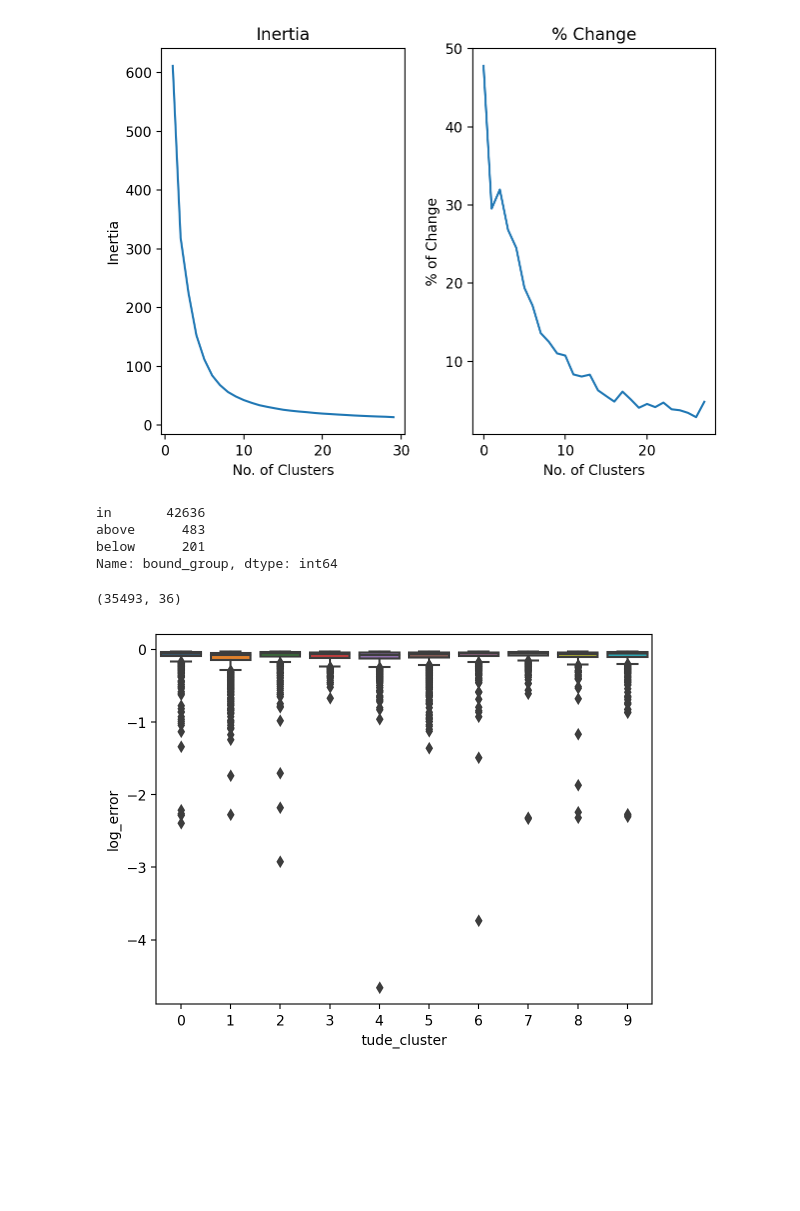
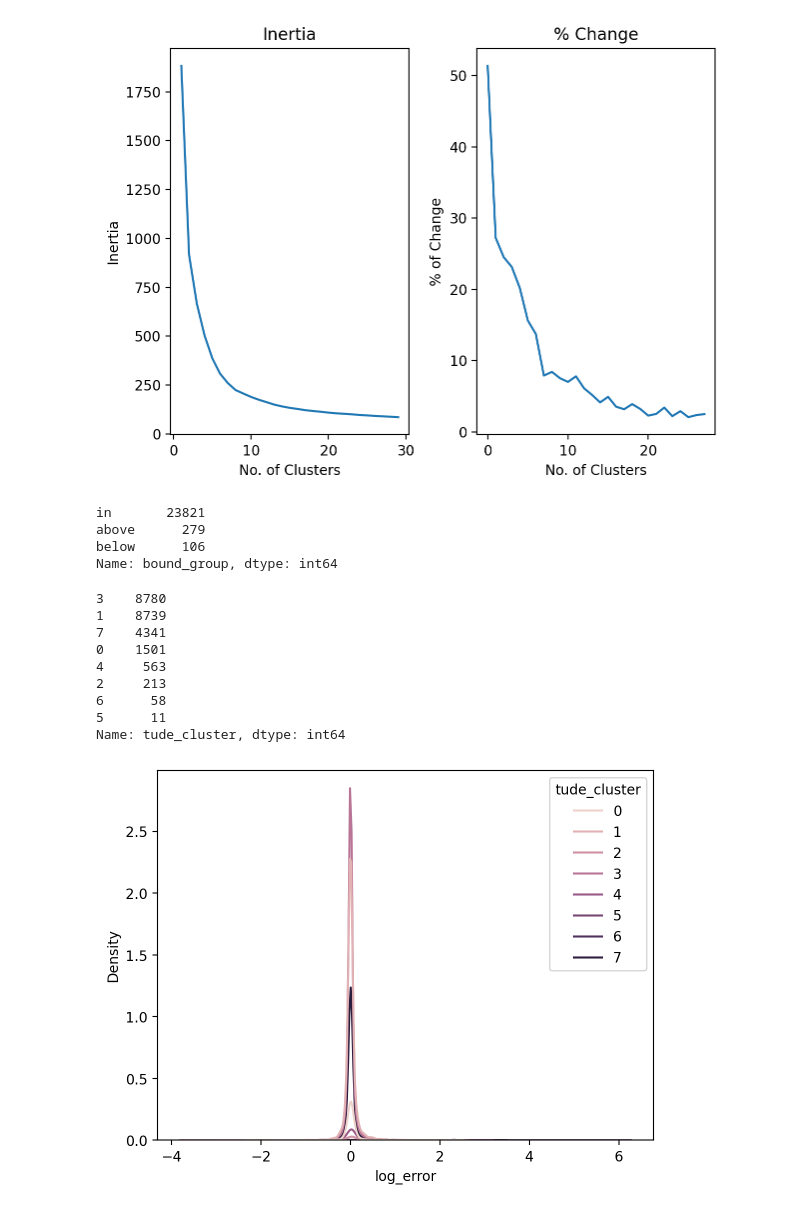
Before and after one commit to L-G-B-Team/clustering-project, a Jupyter notebook: woody_explore.ipynb, the cells around one changed output. Drawn from its saved outputs; the diff is of its cells as text; code cells hidden in the pictures; blank space fills up the shorter version.

```diff
--- a/woody_explore.ipynb
+++ b/woody_explore.ipynb
@@ -13,6 +13,8 @@ from sklearn.cluster import KMeans
 reload(w)
 df = w.wrangle_zillow(prop_row=.75,prop_col=.5,outlier_k=.0625)
 df.groupby('outliers').agg('count')
+df = df.dropna(subset=['calc_sqft','tax_value'])
 train, validate, test = w.tvt_split(df)
 train.shape
+# train.to_csv('data/prepared_zillow.csv')
 # %% [output]
@@ -30,24 +32,36 @@ Index(['in_range', 'lower', 'upper'], dtype='object')
 # %%
 reload(e)
-lower_tudes = w.scale(train[train.outliers == 'lower'],['latitude','longitude'])
+lower_tudes = w.scale(train,['calc_sqft','latitude','longitude'])
 e.generate_elbow(lower_tudes,k_min=1,k_max=30)
 train.bound_group.value_counts()
 # %% [output]
-[figure, old version]
+[figure, new version]
-in       42636
-above      483
-below      201
+in       23821
+above      279
+below      106
 Name: bound_group, dtype: int64
 # %%
-kmeans = KMeans(10)
+lower_tudes = w.scale(train,['calc_sqft','tax_value'])
+lower_tudes['calc_sqft'] = train['calc_sqft']
+lower_tudes['tax_value'] = train['tax_value']
+kmeans = KMeans(8)
 kmeans.fit(lower_tudes)
 lower_tudes['tude_cluster'] = kmeans.predict(lower_tudes)
-lower_tudes['log_error'] = train[train.outliers !='in_range'].log_error
-sns.boxplot(data=lower_tudes,y='log_error',x='tude_cluster')
-df[df.outliers != 'in_range'].shape
+lower_tudes['log_error'] = train.log_error
+lower_tudes['outliers'] = train.outliers
+sns.kdeplot(data=lower_tudes, x='log_error',hue='tude_cluster',common_grid=False)
+lower_tudes.tude_cluster.value_counts()
 # %% [output]
-(35493, 36)
+3    8780
+1    8739
+7    4341
+0    1501
+4     563
+2     213
+6      58
+5      11
+Name: tude_cluster, dtype: int64
-[figure, old version]
+[figure, new version]
 # %%
 reload(e)
 bound = .5
```
Also changed, not shown: parts of 6 cells of this notebook, 1 other file.
